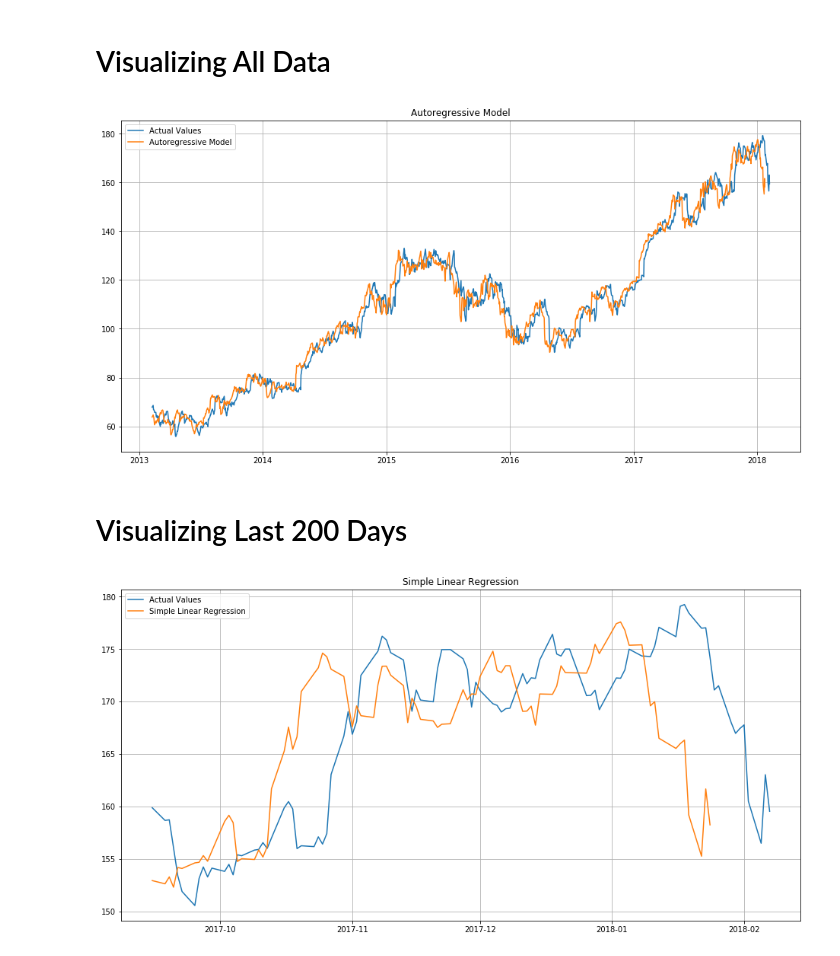
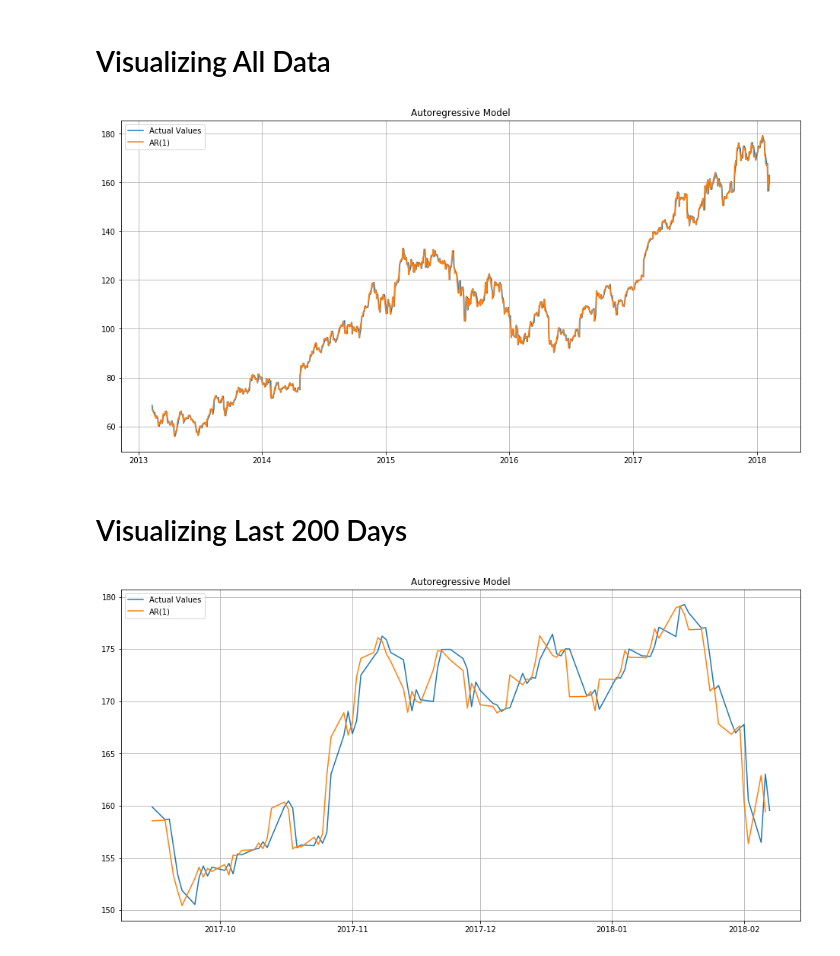
Before and after one commit to pournasserian/TimeSeries, a Jupyter notebook: 8-AutoregressiveModel.ipynb, the cells around one changed output. Cells and saved outputs as stored; diff of their text form; code cells hidden in the pictures.

Commit message:
Autoregressive Model Update

```diff
--- a/8-AutoregressiveModel.ipynb
+++ b/8-AutoregressiveModel.ipynb
@@ -28,9 +28,10 @@ This model is a second-order autoregression, written as $AR(2)$, since the value
 # %% [markdown]
 # Calculating Simple Linear Regression
 # %%
-df['close-10'] = df['close'].shift(-10)
+df['close-1'] = df['close'].shift(-1)
 
-x = df['close-10']
+df = df[1:]
+x = df['close-1']
 y = df['close']
 cov = pd.DataFrame({'x': x, 'y': y}).cov()
 print('Covariance Result')
@@ -41,6 +42,7 @@ b0 = y.mean() - b1 * x.mean()
 print('------------------------------')
 print('b0 (Intersection)',b0)
 print('b1 (Slope)', b1)
+df['arm'] = b0 + b1 * df['close-1']
 # %% [output]
 Covariance Result
 ------------------------------
@@ -75,5 +55,3 @@ df
-# %%
-df['arm'] = b0 + b1 * x
 # %% [markdown]
 # Visualizing All Data
 # %%
@@ -81,26 +59,26 @@ plt.figure(figsize=(16,8))
 plt.title('Autoregressive Model')
 
 plt.plot(df['close'], label='Actual Values')
-plt.plot(df['arm'], label='Autoregressive Model')
+plt.plot(df['arm'], label='AR(1)')
 
 plt.legend(loc='upper left')
 plt.grid(True)
 plt.show()
 # %% [output]
-[figure, old version]
+[figure, new version]
 # %% [markdown]
 # Visualizing Last 200 Days
 # %%
 df1 = df[-100:]
 
 plt.figure(figsize=(16,8))
-plt.title('Simple Linear Regression')
+plt.title('Autoregressive Model')
 
 plt.plot(df1['close'], label='Actual Values')
-plt.plot(df1['arm'], label='Simple Linear Regression')
+plt.plot(df1['arm'], label='AR(1)')
 
 plt.legend(loc='upper left')
 plt.grid(True)
 plt.show()
 # %% [output]
-[figure, old version]
+[figure, new version]
```
Also changed, not shown: parts of 2 cells of this notebook, 1 other file.
